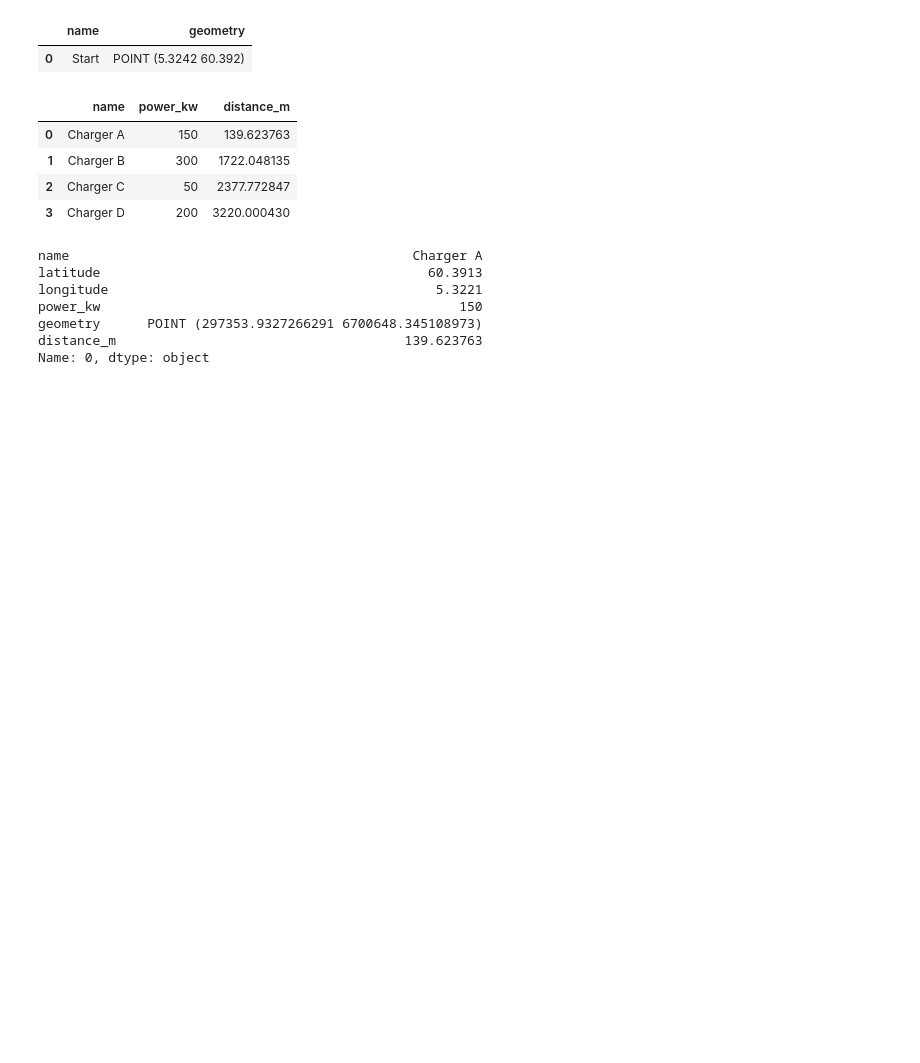
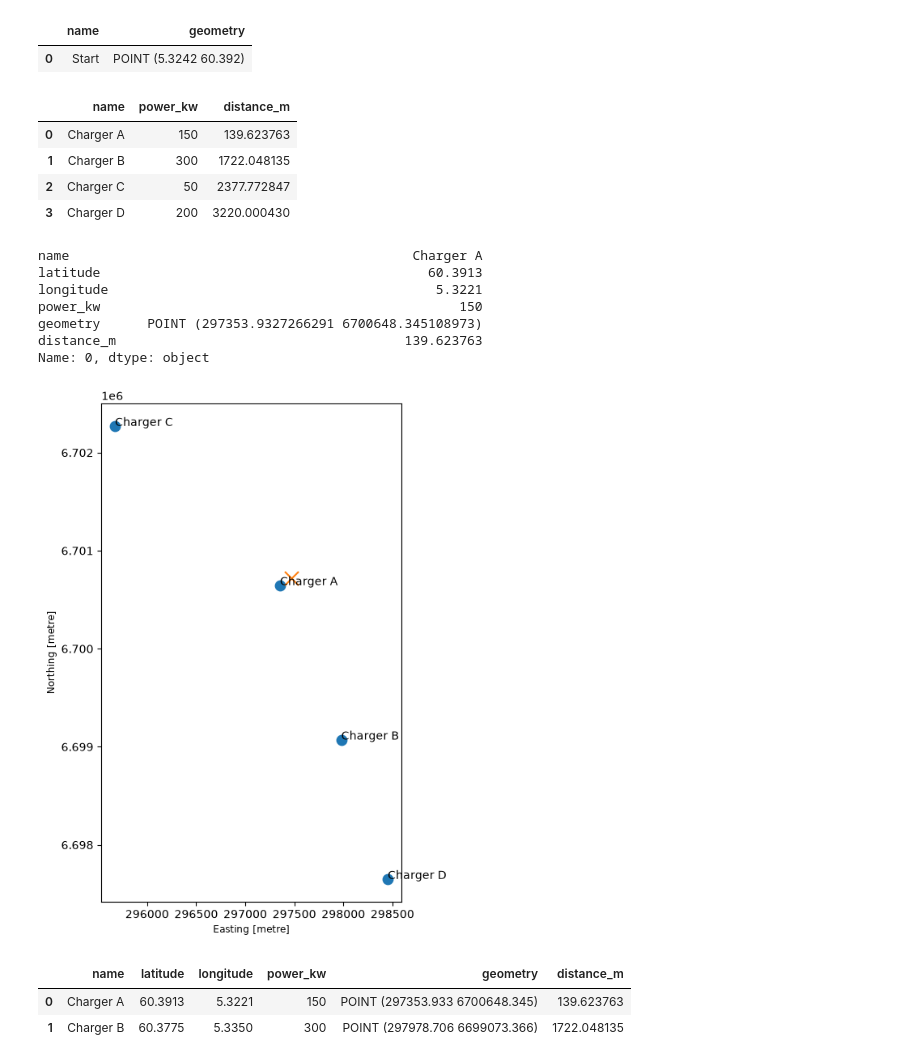
Before and after one commit to hcloenne/nearest-ev-charger, a Jupyter notebook: notebooks/geospatial_basic.ipynb, the cells around one changed output. Saved outputs shown, nothing was run; the diff lists cells and outputs as text; code cells hidden in the pictures; blank space fills up the shorter version.

Commit message:
Plot charges and starting point

```diff
--- a/notebooks/geospatial_basic.ipynb
+++ b/notebooks/geospatial_basic.ipynb
@@ -162,3 +162,39 @@ power_kw                                              150
 geometry      POINT (297353.9327266291 6700648.345108973)
 distance_m                                     139.623763
 Name: 0, dtype: object
+# %%
+fig, ax = plt.subplots(figsize=(8, 8))
+
+chargers_utm.plot(
+    ax=ax,
+    markersize=80
+)
+
+start_utm.plot(
+    ax=ax,
+    marker="x",
+    markersize=150
+)
+
+for _, row in chargers_utm.iterrows():
+    ax.annotate(
+        row["name"],
+        (row.geometry.x, row.geometry.y)
+    )
+
+plt.show()
+# %% [output]
+[figure, added]
+# %%
+# Find chargers within 2 km of starting point
+buffer_2km = start_utm.buffer(2000)
+
+within_2km = chargers_utm[
+    chargers_utm.geometry.within(buffer_2km.iloc[0])
+]
+
+within_2km
+# %% [output]
+|  | name | latitude | longitude | power_kw | geometry | distance_m |
+| 0 | Charger A | 60.3913 | 5.3221 | 150 | POINT (297353.933 6700648.345) | 139.623763 |
+| 1 | Charger B | 60.3775 | 5.3350 | 300 | POINT (297978.706 6699073.366) | 1722.048135 |
```
